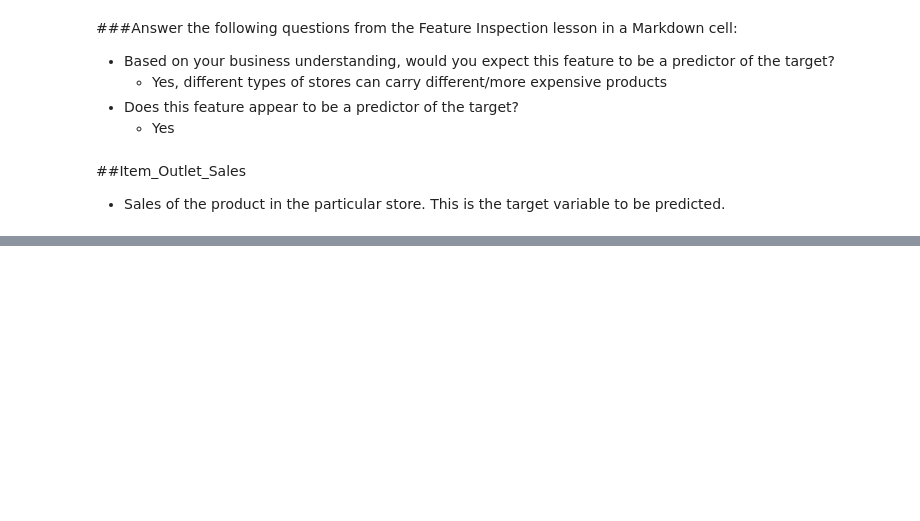
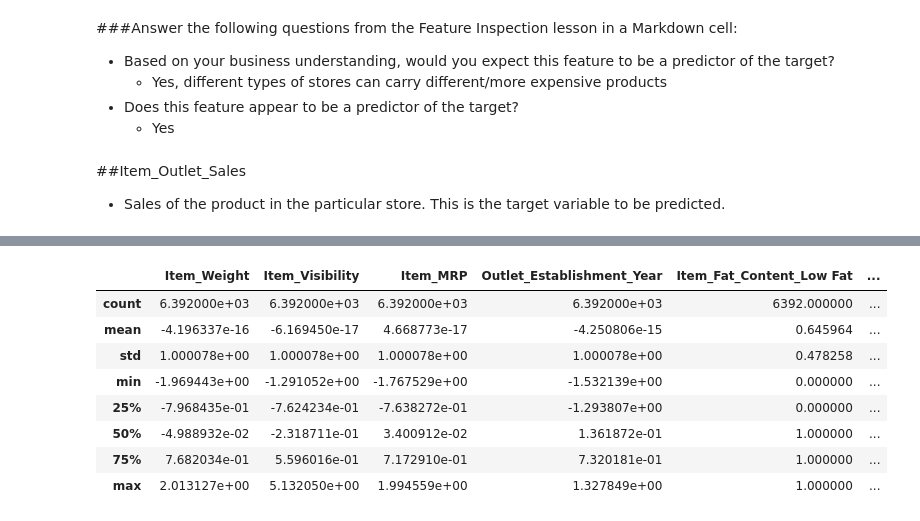
Before and after one commit to KirstenC32/KirstenC32, a Jupyter notebook: Copy_of_Prediction_of_Product_Sales.ipynb, the cells around one changed output, grey strips where cells are left out. Drawn from its saved outputs; the diff is of its cells as text; code cells hidden in the pictures; blank space fills up the shorter version.

```diff
--- a/Copy_of_Prediction_of_Product_Sales.ipynb
+++ b/Copy_of_Prediction_of_Product_Sales.ipynb
@@ -1198,0 +1370,4 @@ plot_categorical_vs_target(df_sales, feature, y = 'Item_Outlet_Sales');
+# %%
+# Making a ohe_tuple for ColumnTransformer
+ohe_tuple = ('categorical', cat_pipe, ohe_cols)
+ohe_tuple
@@ -1198,0 +1383,7 @@ plot_categorical_vs_target(df_sales, feature, y = 'Item_Outlet_Sales');
+# %%
+# Instantiate with verbose_feature_names_out=False
+col_transformer = ColumnTransformer([num_tuple, ohe_tuple],
+                                    verbose_feature_names_out=False)
+# %%
+# Fit on training data
+col_transformer.fit(X_train)
@@ -1198,0 +1410,7 @@ plot_categorical_vs_target(df_sales, feature, y = 'Item_Outlet_Sales');
+# %%
+# Transform the training data
+X_train_processed = col_transformer.transform(X_train)
+# Transform the testing data
+X_test_processed = col_transformer.transform(X_test)
+# View the processed training data
+X_train_processed.head()
@@ -1198,0 +1444,12 @@ plot_categorical_vs_target(df_sales, feature, y = 'Item_Outlet_Sales');
+# %%
+X_train_processed.describe()
+# %% [output]
+|  | Item_Weight | Item_Visibility | Item_MRP | Outlet_Establishment_Year | Item_Fat_Content_Low Fat | ... |
+| count | 6.392000e+03 | 6.392000e+03 | 6.392000e+03 | 6.392000e+03 | 6392.000000 | ... |
+| mean | -4.196337e-16 | -6.169450e-17 | 4.668773e-17 | -4.250806e-15 | 0.645964 | ... |
+| std | 1.000078e+00 | 1.000078e+00 | 1.000078e+00 | 1.000078e+00 | 0.478258 | ... |
+| min | -1.969443e+00 | -1.291052e+00 | -1.767529e+00 | -1.532139e+00 | 0.000000 | ... |
+| 25% | -7.968435e-01 | -7.624234e-01 | -7.638272e-01 | -1.293807e+00 | 0.000000 | ... |
+| 50% | -4.988932e-02 | -2.318711e-01 | 3.400912e-02 | 1.361872e-01 | 1.000000 | ... |
+| 75% | 7.682034e-01 | 5.596016e-01 | 7.172910e-01 | 7.320181e-01 | 1.000000 | ... |
+| max | 2.013127e+00 | 5.132050e+00 | 1.994559e+00 | 1.327849e+00 | 1.000000 | ... |
```
Also changed, not shown: parts of 23 cells of this notebook.
